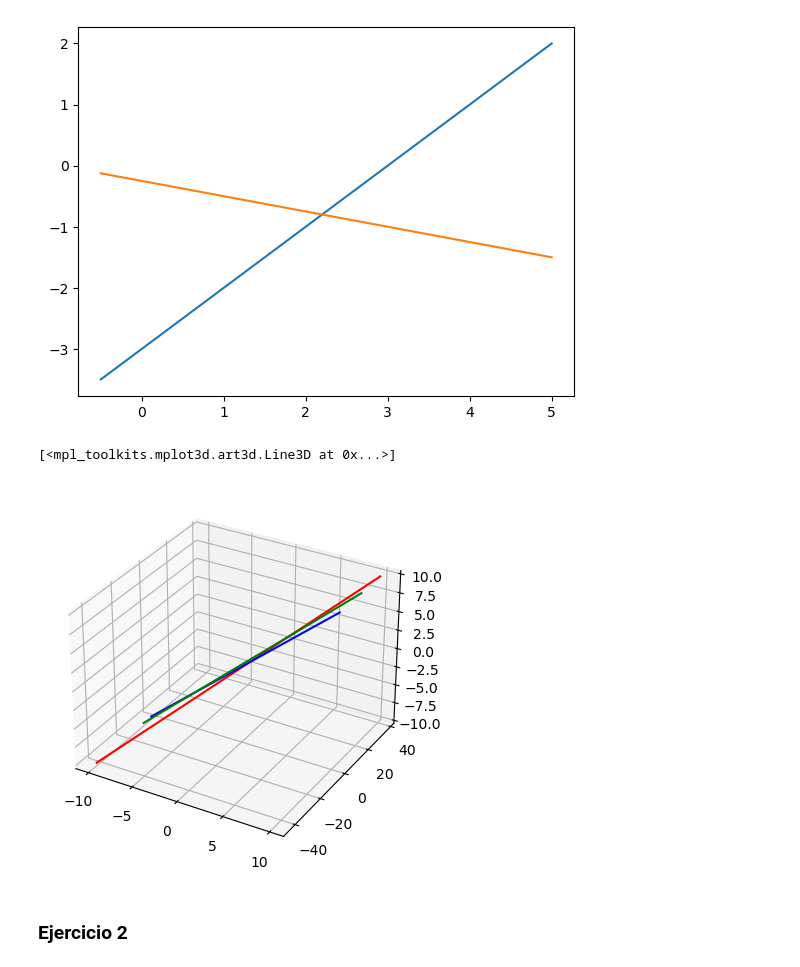
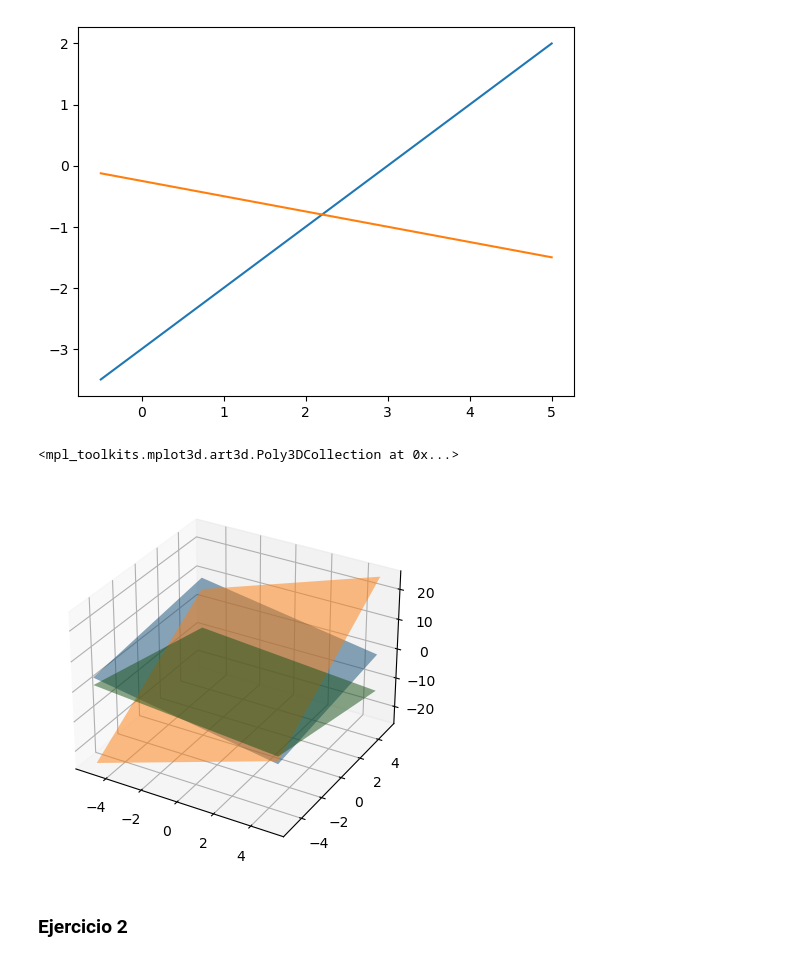
Before and after one commit to Jobsih/pythonMatematicasYEstadistica, a Jupyter notebook: Ejercicios Tres.ipynb, the cells around one changed output. Saved outputs shown, nothing was run; the diff lists cells and outputs as text; code cells hidden in the pictures.

```diff
--- a/Ejercicios Tres.ipynb
+++ b/Ejercicios Tres.ipynb
@@ -29,29 +27,29 @@ y2=f2(x)
 lines= plt.plot(x,y1 , x,y2)
 # %% [output]
 [figure]
-# %%
-def f1(x,z):
-    return 2*x+2*z-3
-def f2(x,z):
-    return (2*x-z)/3
-def f3(x,z):
-    return (x+2*z+12)/2
-inicio=-10
-fin= 10
-#inicio,fin
-x=np.linspace(inicio,fin)
-z=np.linspace(inicio,fin)
-y1=f1(x,z)
-y2=f2(x,z)
-y3=f3(x,z)
-
-ax = plt.figure().add_subplot(projection='3d')
-ax.plot(x,y1,z, label="f1", color='red')
-ax.plot(x,y2,z, label="f2", color='blue')
-ax.plot(x,y3,z, label="f3", color='green')
-# %% [output]
-[<mpl_toolkits.mplot3d.art3d.Line3D at 0x...>]
-[figure, removed]
+# %%
+def f1(x,y):
+    return (3+(-2*x)+y)/2
+def f2(x,y):
+    return ((-2*x)+(-3*y))/-1
+def f3(x,y):
+    return (-12-x+(-2*y))/2
+#inicio,fin
+x=np.linspace(5,-5)
+y=np.linspace(5,-5)
+X,Y=np.meshgrid(x,y)
+Z1=f1(X,Y)
+Z2=f2(X,Y)
+Z3=f3(X,Y)
+
+ax = plt.figure().add_subplot(111, projection="3d")
+
+ax.plot_surface(X, Y, Z1, alpha = 0.5, rstride = 100, cstride = 100)
+ax.plot_surface(X, Y, Z2, alpha = 0.5, rstride = 100, cstride = 100)
+ax.plot_surface(X, Y, Z3, alpha = 0.5, rstride = 100, cstride = 100)
+# %% [output]
+<mpl_toolkits.mplot3d.art3d.Poly3DCollection at 0x...>
+[figure, added]
 # %% [markdown]
 ### Ejercicio 2
 # %%
```
Also changed, not shown: parts of 4 cells of this notebook, 5 other files.
